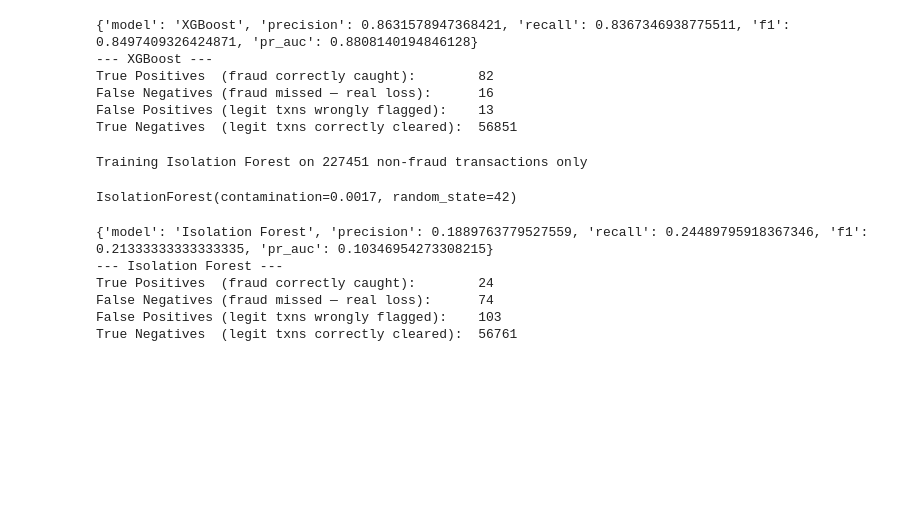
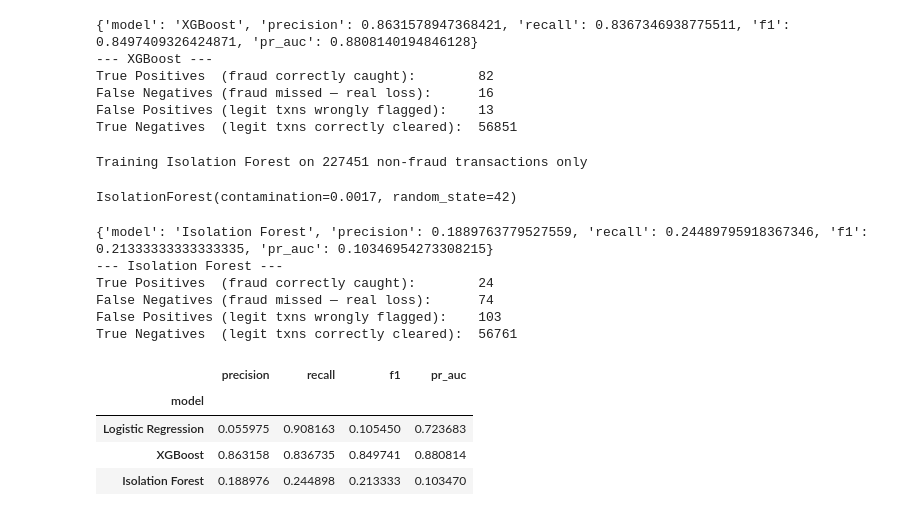
Before and after one commit to RahimAbbas55/Fraud-Radar-ML, a Jupyter notebook: notebooks/02_baseline_models.ipynb, the cells around one changed output. Drawn from its saved outputs; the diff is of its cells as text; code cells hidden in the pictures; blank space fills up the shorter version.

Commit message:
Notebook: Add model comparison table and interpretation

```diff
--- a/notebooks/02_baseline_models.ipynb
+++ b/notebooks/02_baseline_models.ipynb
@@ -161,3 +161,14 @@ True Positives  (fraud correctly caught):        24
 False Negatives (fraud missed — real loss):      74
 False Positives (legit txns wrongly flagged):    103
 True Negatives  (legit txns correctly cleared):  56761
+# %%
+from src.evaluate import compare_models
+
+comparison_table = compare_models([lr_results, xgb_results, iso_results])
+comparison_table
+# %% [output]
+|  | precision | recall | f1 | pr_auc |
+| model |  |  |  |  |
+| Logistic Regression | 0.055975 | 0.908163 | 0.105450 | 0.723683 |
+| XGBoost | 0.863158 | 0.836735 | 0.849741 | 0.880814 |
+| Isolation Forest | 0.188976 | 0.244898 | 0.213333 | 0.103470 |
```
Also changed, not shown: parts of 1 cell of this notebook.
